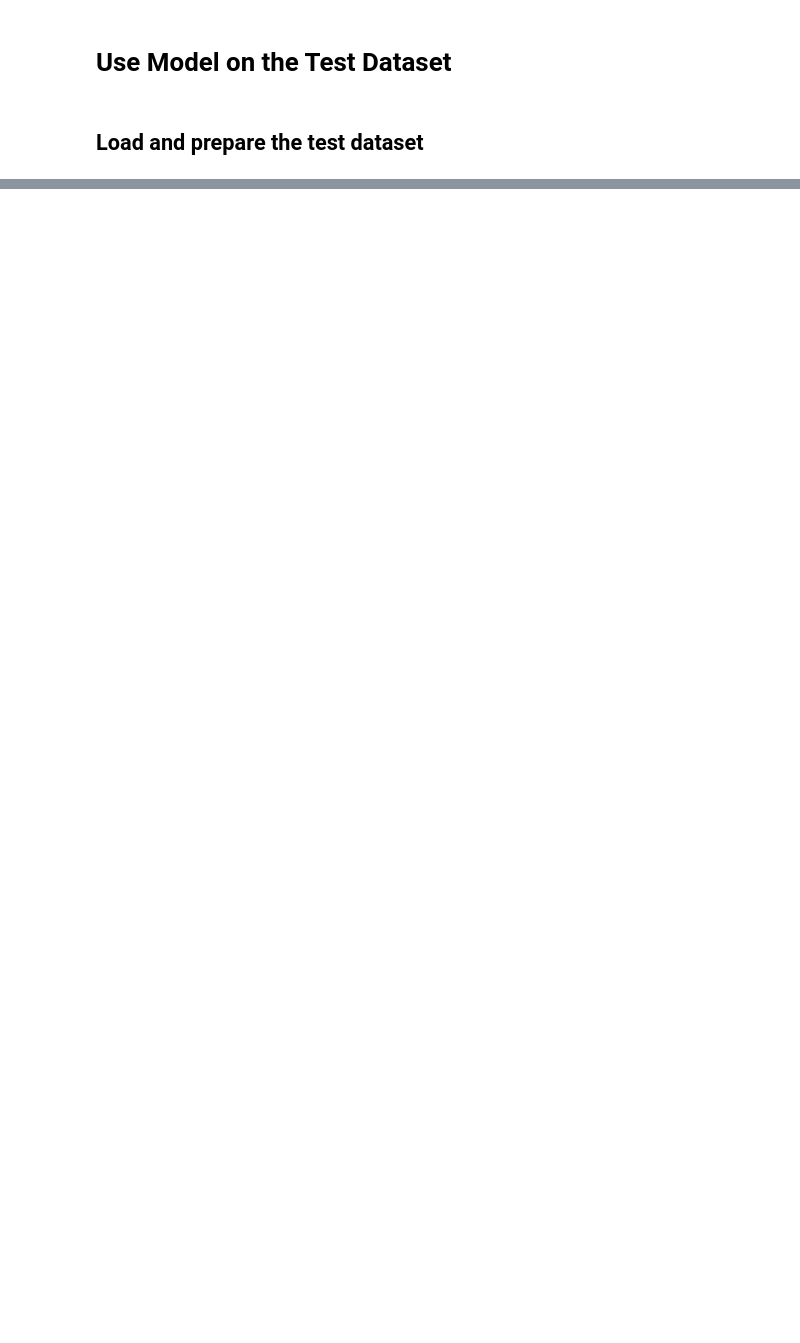
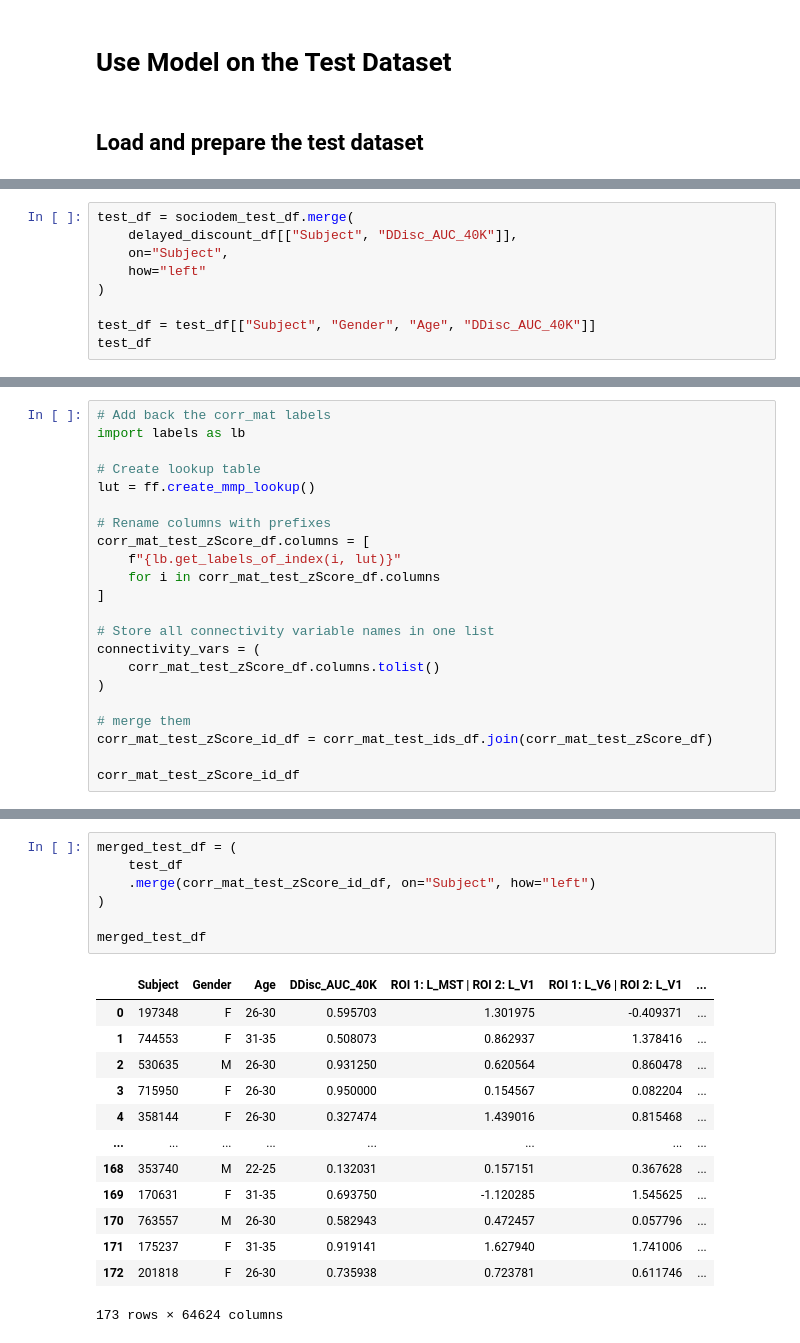
Before and after one commit to pganon32/nh26_td_gamb_diff_FC_best, a Jupyter notebook: ElasticNet_Train.ipynb, the cells around one changed output, grey strips where cells are left out. Saved outputs shown, nothing was run; the diff lists cells and outputs as text; blank space fills up the shorter version.

```diff
--- a/ElasticNet_Train.ipynb
+++ b/ElasticNet_Train.ipynb
@@ -449,0 +503,9 @@ AttributeError: module 'functional_functions' has no attribute 'get_mmp_coordina
+# %%
+test_df = sociodem_test_df.merge(
+    delayed_discount_df[["Subject", "DDisc_AUC_40K"]],
+    on="Subject",
+    how="left"
+)
+
+test_df = test_df[["Subject", "Gender", "Age", "DDisc_AUC_40K"]]
+test_df
@@ -449,0 +535,22 @@ AttributeError: module 'functional_functions' has no attribute 'get_mmp_coordina
+# %%
+# Add back the corr_mat labels
+import labels as lb
+
+# Create lookup table
+lut = ff.create_mmp_lookup()
+
+# Rename columns with prefixes
+corr_mat_test_zScore_df.columns = [
+    f"{lb.get_labels_of_index(i, lut)}"
+    for i in corr_mat_test_zScore_df.columns
+]
+
+# Store all connectivity variable names in one list
+connectivity_vars = (
+    corr_mat_test_zScore_df.columns.tolist()
+)
+
+# merge them
+corr_mat_test_zScore_id_df = corr_mat_test_ids_df.join(corr_mat_test_zScore_df)
+
+corr_mat_test_zScore_id_df
@@ -449,0 +571,21 @@ AttributeError: module 'functional_functions' has no attribute 'get_mmp_coordina
+# %%
+merged_test_df = (
+    test_df
+    .merge(corr_mat_test_zScore_id_df, on="Subject", how="left")
+)
+
+merged_test_df
+# %% [output]
+|  | Subject | Gender | Age | DDisc_AUC_40K | ROI 1: L_MST | ROI 2: L_V1 | ROI 1: L_V6 | ROI 2: L_V1 | ... |
+| 0 | 197348 | F | 26-30 | 0.595703 | 1.301975 | -0.409371 | ... |
+| 1 | 744553 | F | 31-35 | 0.508073 | 0.862937 | 1.378416 | ... |
+| 2 | 530635 | M | 26-30 | 0.931250 | 0.620564 | 0.860478 | ... |
+| 3 | 715950 | F | 26-30 | 0.950000 | 0.154567 | 0.082204 | ... |
+| 4 | 358144 | F | 26-30 | 0.327474 | 1.439016 | 0.815468 | ... |
+| ... | ... | ... | ... | ... | ... | ... | ... |
+| 168 | 353740 | M | 22-25 | 0.132031 | 0.157151 | 0.367628 | ... |
+| 169 | 170631 | F | 31-35 | 0.693750 | -1.120285 | 1.545625 | ... |
+| 170 | 763557 | M | 26-30 | 0.582943 | 0.472457 | 0.057796 | ... |
+| 171 | 175237 | F | 31-35 | 0.919141 | 1.627940 | 1.741006 | ... |
+| 172 | 201818 | F | 26-30 | 0.735938 | 0.723781 | 0.611746 | ... |
+173 rows × 64624 columns
```
Also changed, not shown: parts of 22 cells of this notebook.
